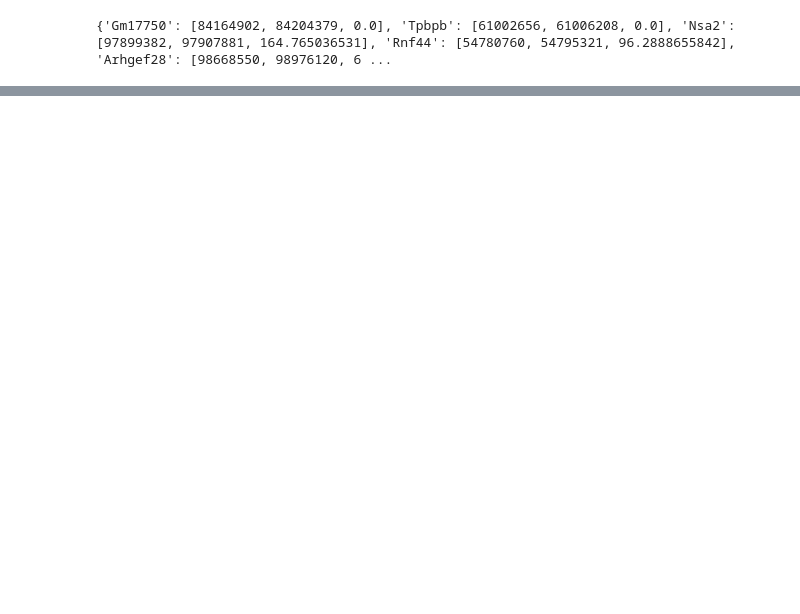
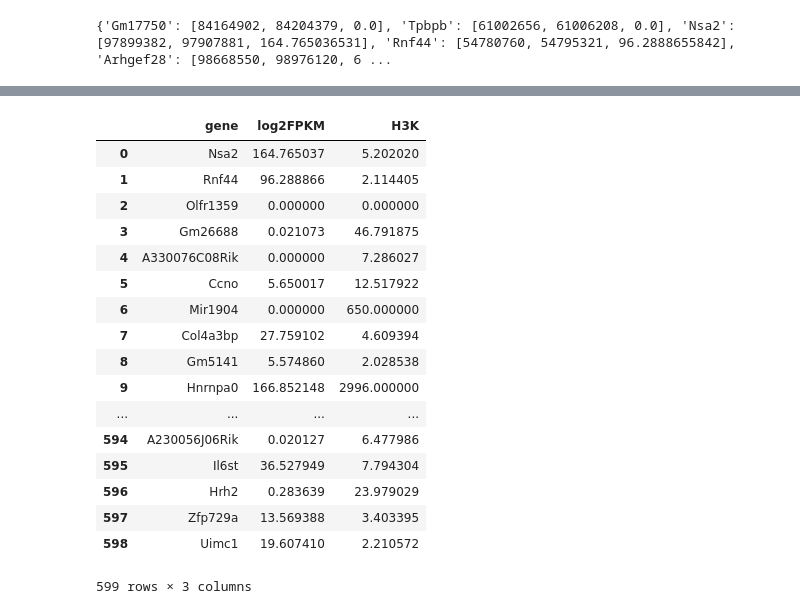
Before and after one commit to GiannaTricola/qbb2020-answers, a Jupyter notebook: week11/Week11.ipynb, the cells around one changed output, grey strips where cells are left out. Cells and saved outputs as stored; diff of their text form; code cells hidden in the pictures; blank space fills up the shorter version.

```diff
--- a/week11/Week11.ipynb
+++ b/week11/Week11.ipynb
@@ -142,0 +166,23 @@ plt.show()
+# %%
+df_A = pd.DataFrame(A_H3K, columns = ['gene', 'log2FPKM', 'H3K'])
+df_A['H3K'] = df_A['H3K'].fillna(0)
+df_A
+# %% [output]
+|  | gene | log2FPKM | H3K |
+| 0 | Nsa2 | 164.765037 | 5.202020 |
+| 1 | Rnf44 | 96.288866 | 2.114405 |
+| 2 | Olfr1359 | 0.000000 | 0.000000 |
+| 3 | Gm26688 | 0.021073 | 46.791875 |
+| 4 | A330076C08Rik | 0.000000 | 7.286027 |
+| 5 | Ccno | 5.650017 | 12.517922 |
+| 6 | Mir1904 | 0.000000 | 650.000000 |
+| 7 | Col4a3bp | 27.759102 | 4.609394 |
+| 8 | Gm5141 | 5.574860 | 2.028538 |
+| 9 | Hnrnpa0 | 166.852148 | 2996.000000 |
+| ... | ... | ... | ... |
+| 594 | A230056J06Rik | 0.020127 | 6.477986 |
+| 595 | Il6st | 36.527949 | 7.794304 |
+| 596 | Hrh2 | 0.283639 | 23.979029 |
+| 597 | Zfp729a | 13.569388 | 3.403395 |
+| 598 | Uimc1 | 19.607410 | 2.210572 |
+599 rows × 3 columns
```
Also changed, not shown: parts of 14 cells of this notebook.
